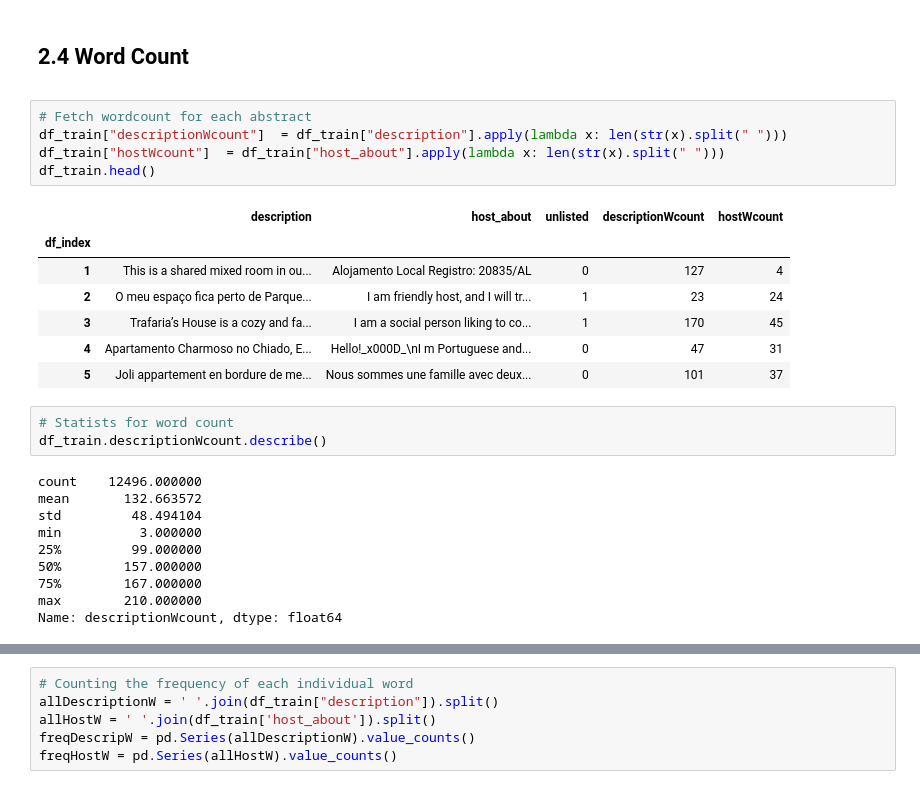
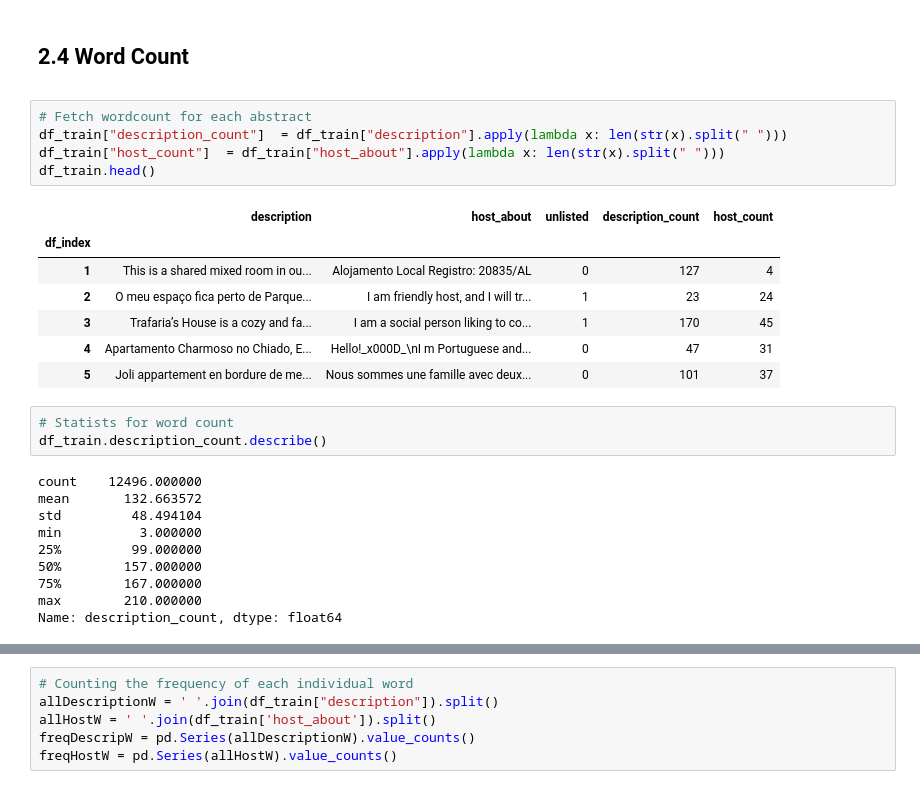
Before and after one commit to iryna-savchuk/TM_project, a Jupyter notebook: EDA.ipynb, the cells around one changed output, grey strips where cells are left out. Cells and saved outputs as stored; diff of their text form.

```diff
--- a/EDA.ipynb
+++ b/EDA.ipynb
@@ -265,11 +269,11 @@ plt.show()
 </a>
 # %%
 # Fetch wordcount for each abstract
-df_train["descriptionWcount"]  = df_train["description"].apply(lambda x: len(str(x).split(" ")))
-df_train["hostWcount"]  = df_train["host_about"].apply(lambda x: len(str(x).split(" ")))
+df_train["description_count"]  = df_train["description"].apply(lambda x: len(str(x).split(" ")))
+df_train["host_count"]  = df_train["host_about"].apply(lambda x: len(str(x).split(" ")))
 df_train.head()
 # %% [output]
-|  | description | host_about | unlisted | descriptionWcount | hostWcount |
+|  | description | host_about | unlisted | description_count | host_count |
 | df_index |  |  |  |  |  |
 | 1 | This is a shared mixed room in ou... | Alojamento Local Registro: 20835/AL | 0 | 127 | 4 |
 | 2 | O meu espaço fica perto de Parque... | I am friendly host, and I will tr... | 1 | 23 | 24 |
@@ -278,7 +282,7 @@ df_train.head()
 | 5 | Joli appartement en bordure de me... | Nous sommes une famille avec deux... | 0 | 101 | 37 |
 # %%
 # Statists for word count
-df_train.descriptionWcount.describe()
+df_train.description_count.describe()
 # %% [output]
 count    12496.000000
 mean       132.663572
@@ -288,5 +292,5 @@ min          3.000000
 50%        157.000000
 75%        167.000000
 max        210.000000
-Name: descriptionWcount, dtype: float64
+Name: description_count, dtype: float64
 # %%
```
Also changed, not shown: parts of 19 cells of this notebook.
